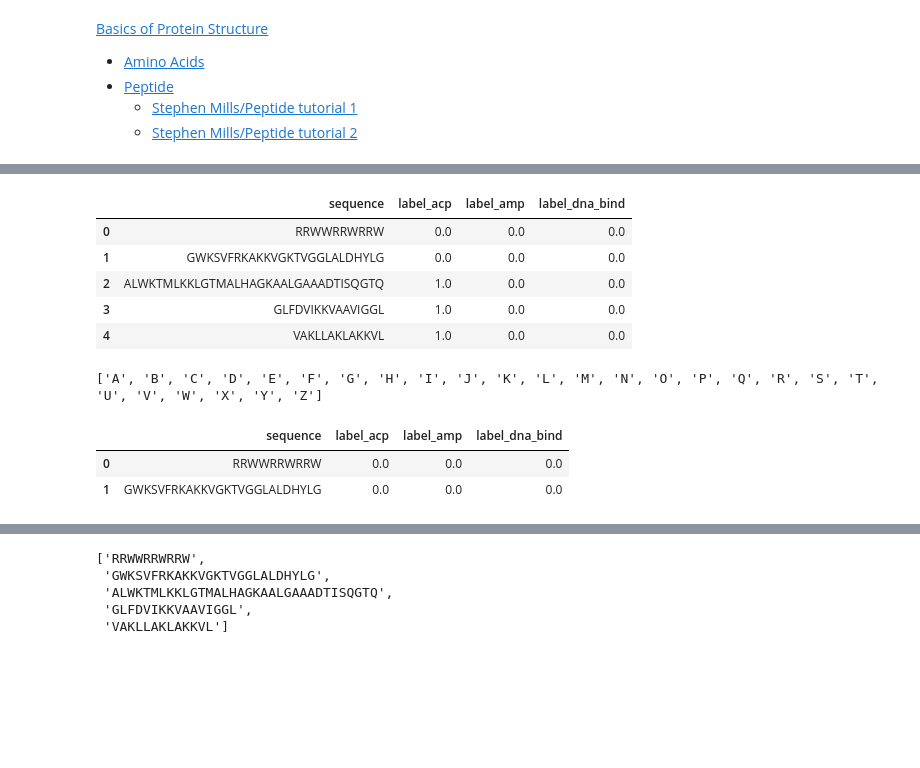
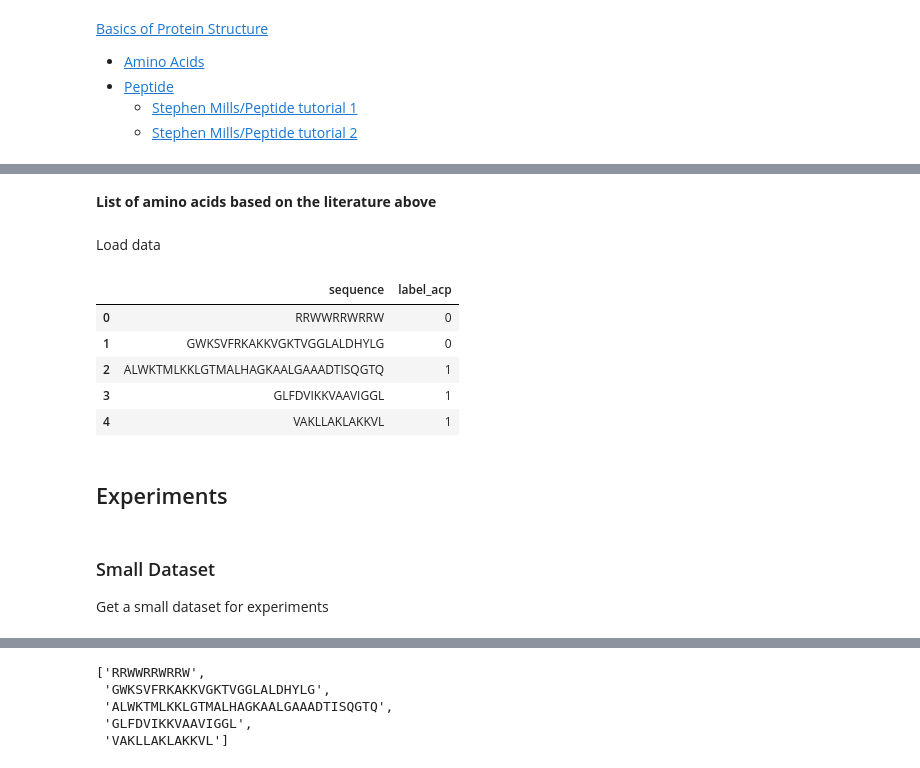
Before and after one commit to vin00d/peptide, a Jupyter notebook: 02_preprocessing_embedding.ipynb, the cells around one changed output, grey strips where cells are left out. Saved outputs shown, nothing was run; the diff lists cells and outputs as text; code cells hidden in the pictures; blank space fills up the shorter version.

```diff
--- a/02_preprocessing_embedding.ipynb
+++ b/02_preprocessing_embedding.ipynb
@@ -16,3 +25,5 @@ import string
 
 from peptide.preprocessing.data import *
 from sklearn.preprocessing import MultiLabelBinarizer, OneHotEncoder
+# %% [markdown]
+**List of amino acids based on the literature above**
@@ -19,24 +33,19 @@ from sklearn.preprocessing import MultiLabelBinarizer, OneHotEncoder
+# %% [markdown]
+Load data
 # %%
 merged_train_df, merged_test_df = get_all_data(merge=True)
-# acp_train_df, acp_test_df, amp_train_df, amp_test_df, dna_bind_train_df, dna_bind_test_df = get_all_data()
+acp_train_df, acp_test_df, amp_train_df, amp_test_df, dna_bind_train_df, dna_bind_test_df = get_all_data()
 # %%
-merged_train_df.head(5)
+acp_train_df.head(5)
 # %% [output]
-|  | sequence | label_acp | label_amp | label_dna_bind |
-| 0 | RRWWRRWRRW | 0.0 | 0.0 | 0.0 |
-| 1 | GWKSVFRKAKKVGKTVGGLALDHYLG | 0.0 | 0.0 | 0.0 |
-| 2 | ALWKTMLKKLGTMALHAGKAALGAAADTISQGTQ | 1.0 | 0.0 | 0.0 |
-| 3 | GLFDVIKKVAAVIGGL | 1.0 | 0.0 | 0.0 |
-| 4 | VAKLLAKLAKKVL | 1.0 | 0.0 | 0.0 |
+|  | sequence | label_acp |
+| 0 | RRWWRRWRRW | 0 |
+| 1 | GWKSVFRKAKKVGKTVGGLALDHYLG | 0 |
+| 2 | ALWKTMLKKLGTMALHAGKAALGAAADTISQGTQ | 1 |
+| 3 | GLFDVIKKVAAVIGGL | 1 |
+| 4 | VAKLLAKLAKKVL | 1 |
-# %%
-
-amino_acids = list(string.ascii_uppercase)
-print(amino_acids)
-# %% [output]
-['A', 'B', 'C', 'D', 'E', 'F', 'G', 'H', 'I', 'J', 'K', 'L', 'M', 'N', 'O', 'P', 'Q', 'R', 'S', 'T', 'U', 'V', 'W', 'X', 'Y', 'Z']
-# %%
-merged_train_df.iloc[:2]
-# %% [output]
-|  | sequence | label_acp | label_amp | label_dna_bind |
-| 0 | RRWWRRWRRW | 0.0 | 0.0 | 0.0 |
-| 1 | GWKSVFRKAKKVGKTVGGLALDHYLG | 0.0 | 0.0 | 0.0 |
+# %% [markdown]
+## Experiments
+# %% [markdown]
+### Small Dataset
+Get a small dataset for experiments
```
Also changed, not shown: parts of 48 cells of this notebook, 15 other files.
